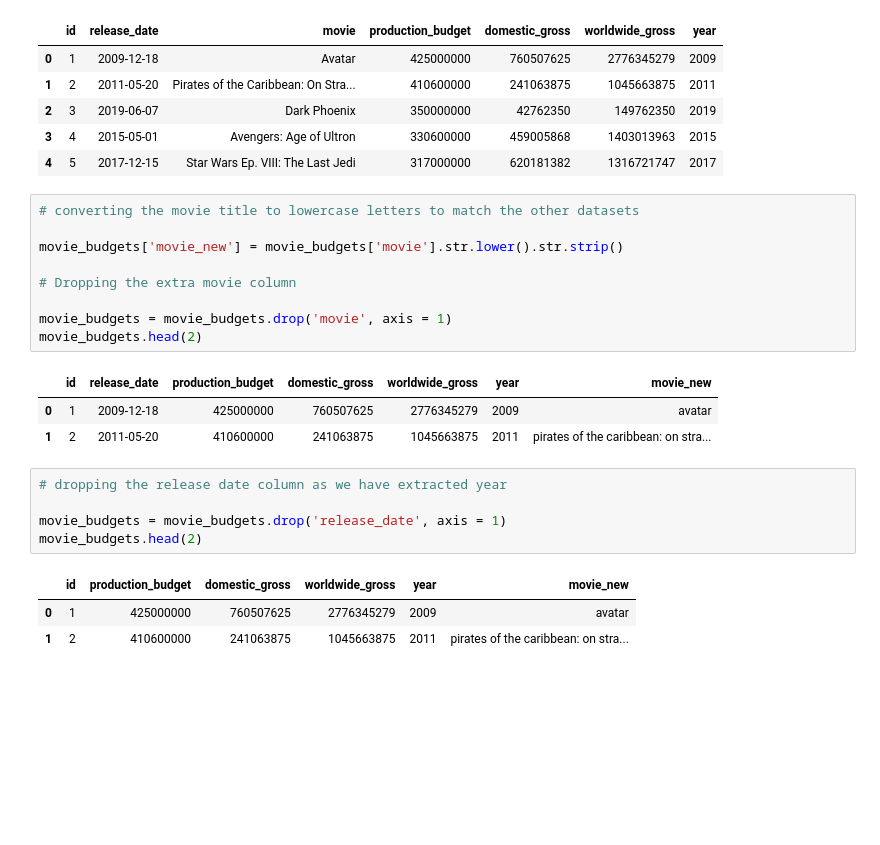
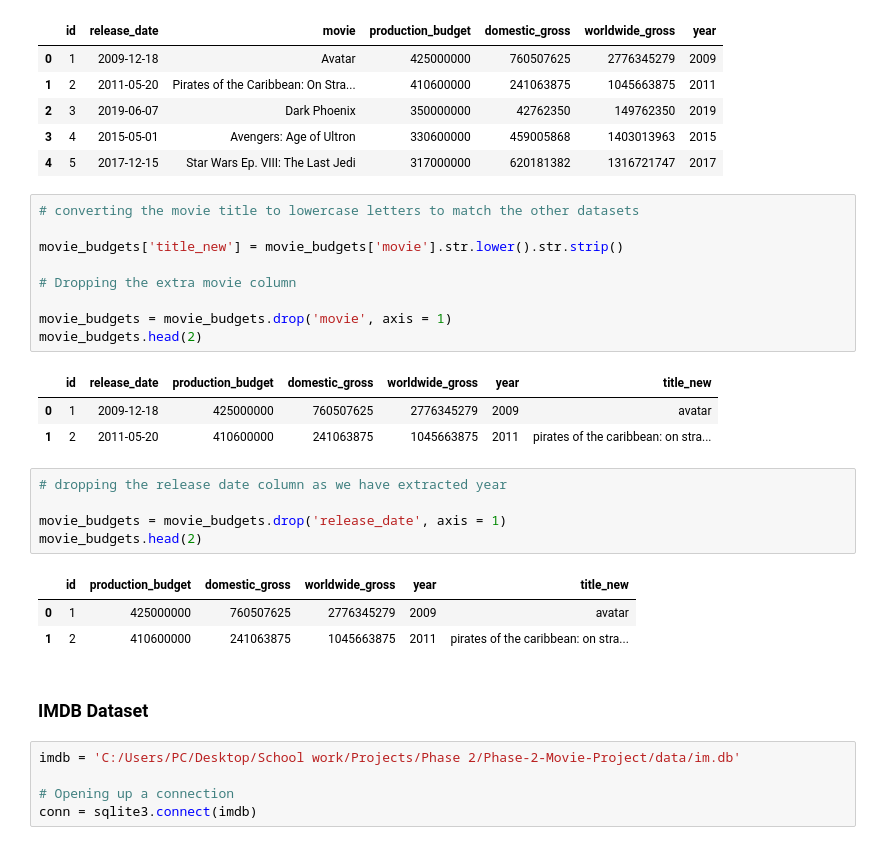
Before and after one commit to JuneHenia/Phase-2-Movie-Project, a Jupyter notebook: notebook/Movie Analysis Project.ipynb, the cells around one changed output. Drawn from its saved outputs; the diff is of its cells as text; blank space fills up the shorter version.

Commit message:
mainly cleaned all 3 datasets before merging

```diff
--- a/notebook/Movie Analysis Project.ipynb
+++ b/notebook/Movie Analysis Project.ipynb
@@ -361,14 +355,14 @@ movie_budgets.head()
 # %%
 # converting the movie title to lowercase letters to match the other datasets
 
-movie_budgets['movie_new'] = movie_budgets['movie'].str.lower().str.strip()
+movie_budgets['title_new'] = movie_budgets['movie'].str.lower().str.strip()
 
 # Dropping the extra movie column
 
 movie_budgets = movie_budgets.drop('movie', axis = 1)
 movie_budgets.head(2)
 # %% [output]
-|  | id | release_date | production_budget | domestic_gross | worldwide_gross | year | movie_new |
+|  | id | release_date | production_budget | domestic_gross | worldwide_gross | year | title_new |
 | 0 | 1 | 2009-12-18 | 425000000 | 760507625 | 2776345279 | 2009 | avatar |
 | 1 | 2 | 2011-05-20 | 410600000 | 241063875 | 1045663875 | 2011 | pirates of the caribbean: on stra... |
 # %%
@@ -377,6 +371,13 @@ movie_budgets.head(2)
 movie_budgets = movie_budgets.drop('release_date', axis = 1)
 movie_budgets.head(2)
 # %% [output]
-|  | id | production_budget | domestic_gross | worldwide_gross | year | movie_new |
+|  | id | production_budget | domestic_gross | worldwide_gross | year | title_new |
 | 0 | 1 | 425000000 | 760507625 | 2776345279 | 2009 | avatar |
 | 1 | 2 | 410600000 | 241063875 | 1045663875 | 2011 | pirates of the caribbean: on stra... |
+# %% [markdown]
+### IMDB Dataset
+# %%
+imdb = 'C:/Users/PC/Desktop/School work/Projects/Phase 2/Phase-2-Movie-Project/data/im.db'
+
+# Opening up a connection
+conn = sqlite3.connect(imdb)
```
Also changed, not shown: parts of 16 cells of this notebook.
